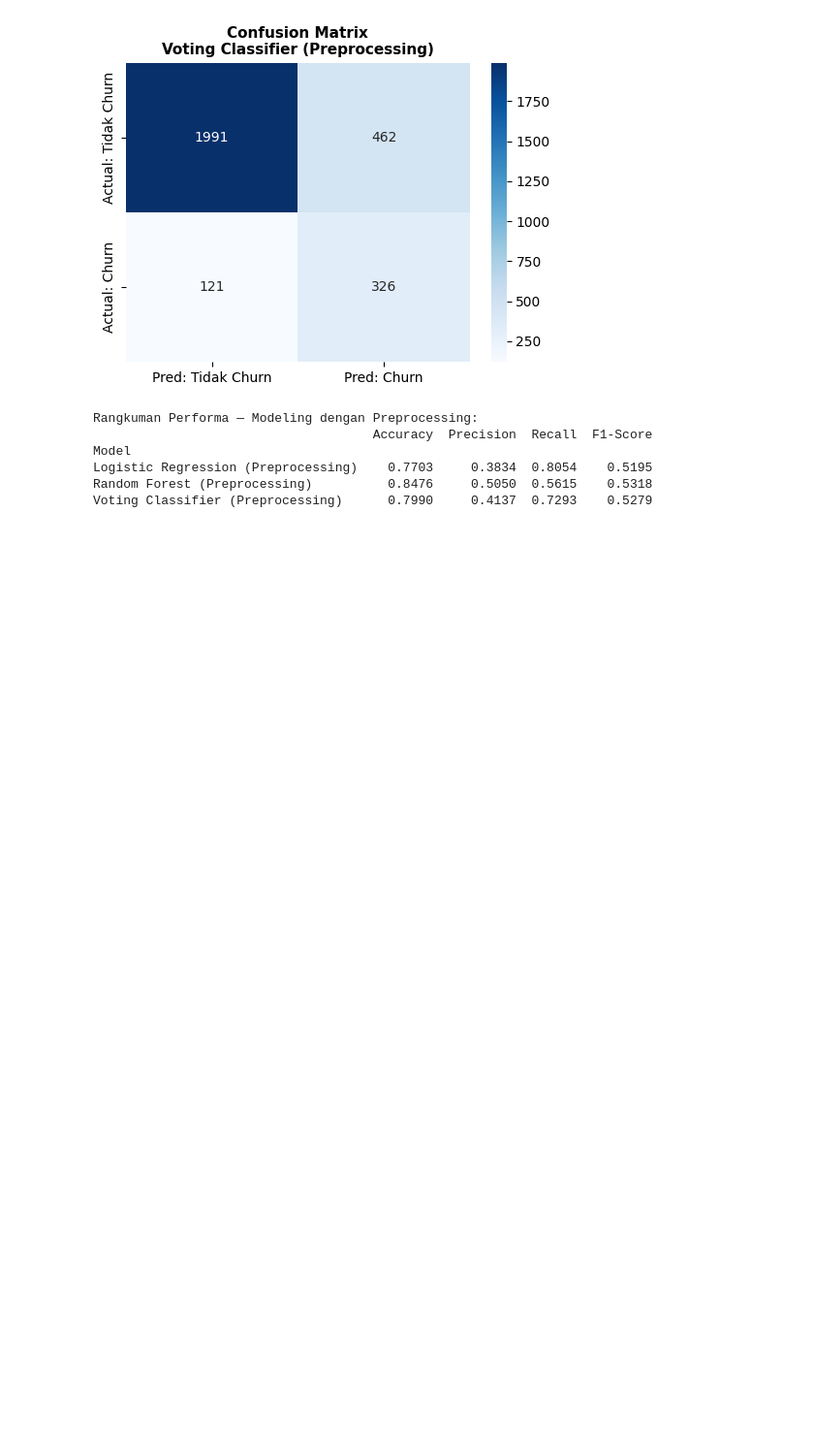
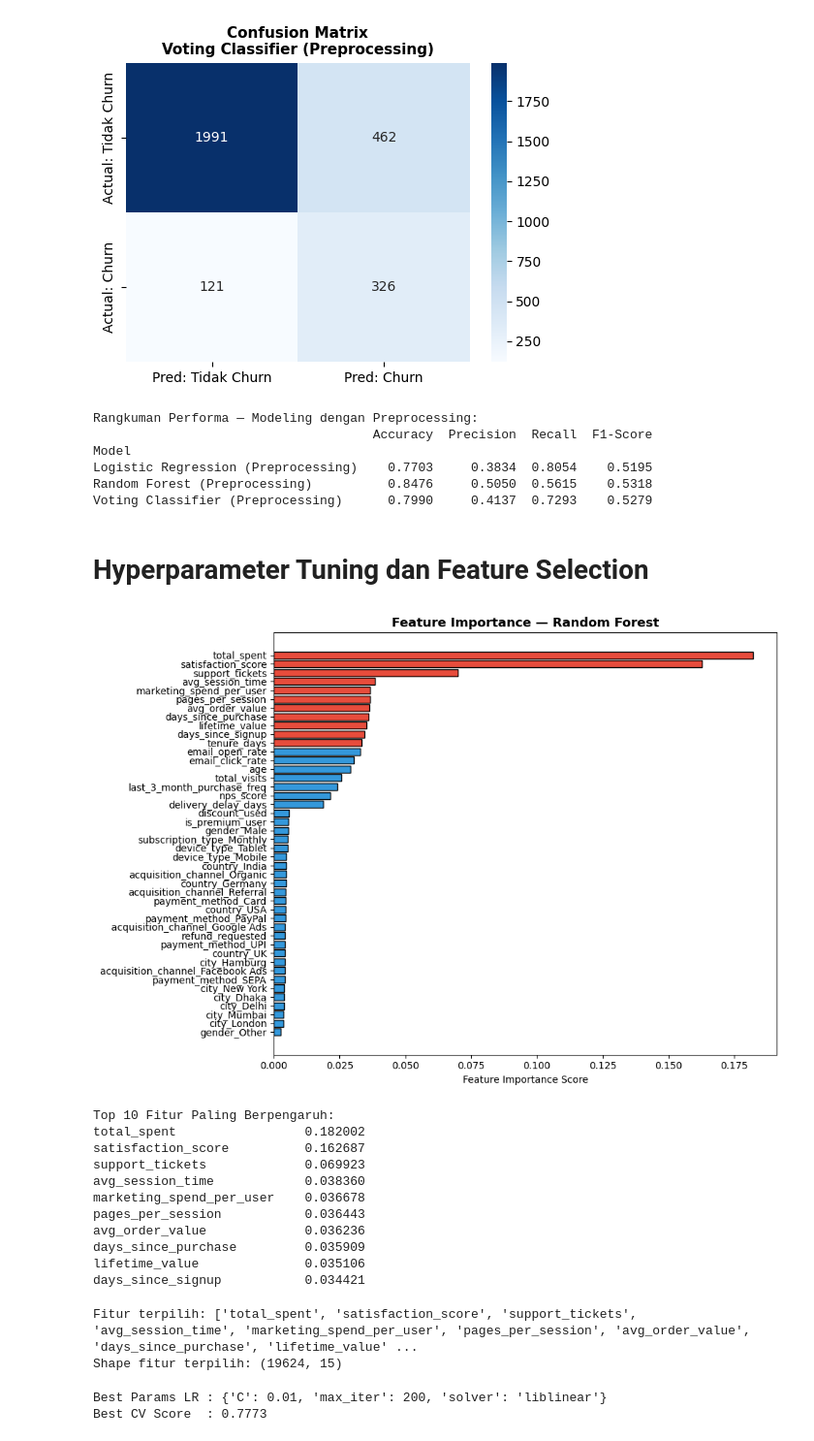
Before and after one commit to fikriwildann/customer-churn-prediction, a Jupyter notebook: UAS_BENGKOD.ipynb, the cells around one changed output. Shown at 97% size. Saved outputs shown, nothing was run; the diff lists cells and outputs as text; code cells hidden in the pictures; blank space fills up the shorter version.

```diff
--- a/UAS_BENGKOD.ipynb
+++ b/UAS_BENGKOD.ipynb
@@ -592,3 +592,75 @@ Model
 Logistic Regression (Preprocessing)    0.7703     0.3834  0.8054    0.5195
 Random Forest (Preprocessing)          0.8476     0.5050  0.5615    0.5318
 Voting Classifier (Preprocessing)      0.7990     0.4137  0.7293    0.5279
+# %% [markdown]
+# Hyperparameter Tuning dan Feature Selection
+# %%
+# Mengunakan Random Forest untuk feature importance
+rf_fi = RandomForestClassifier(n_estimators=100, random_state=42)
+rf_fi.fit(X_train_p, y_train_p)
+
+fi = pd.Series(rf_fi.feature_importances_, index=X_prep.columns)
+fi_sorted = fi.sort_values(ascending=False)
+
+plt.figure(figsize=(10, 7))
+colors = ['#e74c3c' if v >= fi_sorted.quantile(0.75) else '#3498db' for v in fi_sorted.values]
+bars = plt.barh(fi_sorted.index[::-1], fi_sorted.values[::-1], color=colors[::-1], edgecolor='black')
+plt.xlabel('Feature Importance Score')
+plt.title('Feature Importance — Random Forest', fontsize=13, fontweight='bold')
+plt.tight_layout()
+plt.show()
+
+print('Top 10 Fitur Paling Berpengaruh:')
+print(fi_sorted.head(10).to_string())
+# %% [output]
+[figure, added]
+Top 10 Fitur Paling Berpengaruh:
+total_spent                 0.182002
+satisfaction_score          0.162687
+support_tickets             0.069923
+avg_session_time            0.038360
+marketing_spend_per_user    0.036678
+pages_per_session           0.036443
+avg_order_value             0.036236
+days_since_purchase         0.035909
+lifetime_value              0.035106
+days_since_signup           0.034421
+# %%
+# Memilih top 15 fitur
+top_features = fi_sorted.head(15).index.tolist()
+print('Fitur terpilih:', top_features)
+
+X_train_sm_df = pd.DataFrame(X_train_sm, columns=X_prep.columns)
+X_test_p_df   = pd.DataFrame(X_test_p_sc, columns=X_prep.columns)
+
+X_train_fs = X_train_sm_df[top_features]
+X_test_fs = X_test_p_df[top_features]
+
+# Scaling ulang
+scaler_fs = StandardScaler()
+X_train_fs_scaled = scaler_fs.fit_transform(X_train_fs)
+X_test_fs_scaled  = scaler_fs.transform(X_test_fs)
+
+print(f'Shape fitur terpilih: {X_train_fs.shape}')
+# %% [output]
+Fitur terpilih: ['total_spent', 'satisfaction_score', 'support_tickets', 'avg_session_time', 'marketing_spend_per_user', 'pages_per_session', 'avg_order_value', 'days_since_purchase', 'lifetime_value' ...
+Shape fitur terpilih: (19624, 15)
+# %%
+# Hyperparameter Tuning — Logistic Regression
+param_grid_lr = {
+    'C': [0.01, 0.1, 1, 10],
+    'solver': ['lbfgs', 'liblinear'],
+    'max_iter': [200, 500]
+}
+
+gs_lr = GridSearchCV(
+    LogisticRegression(random_state=42),
+    param_grid_lr, cv=5, scoring='f1', n_jobs=-1, verbose=0
+)
+gs_lr.fit(X_train_fs_scaled, y_train_sm)
+
+print('Best Params LR :', gs_lr.best_params_)
+print('Best CV Score  :', round(gs_lr.best_score_, 4))
+# %% [output]
+Best Params LR : {'C': 0.01, 'max_iter': 200, 'solver': 'liblinear'}
+Best CV Score  : 0.7773
```
Also changed, not shown: parts of 6 cells of this notebook.
